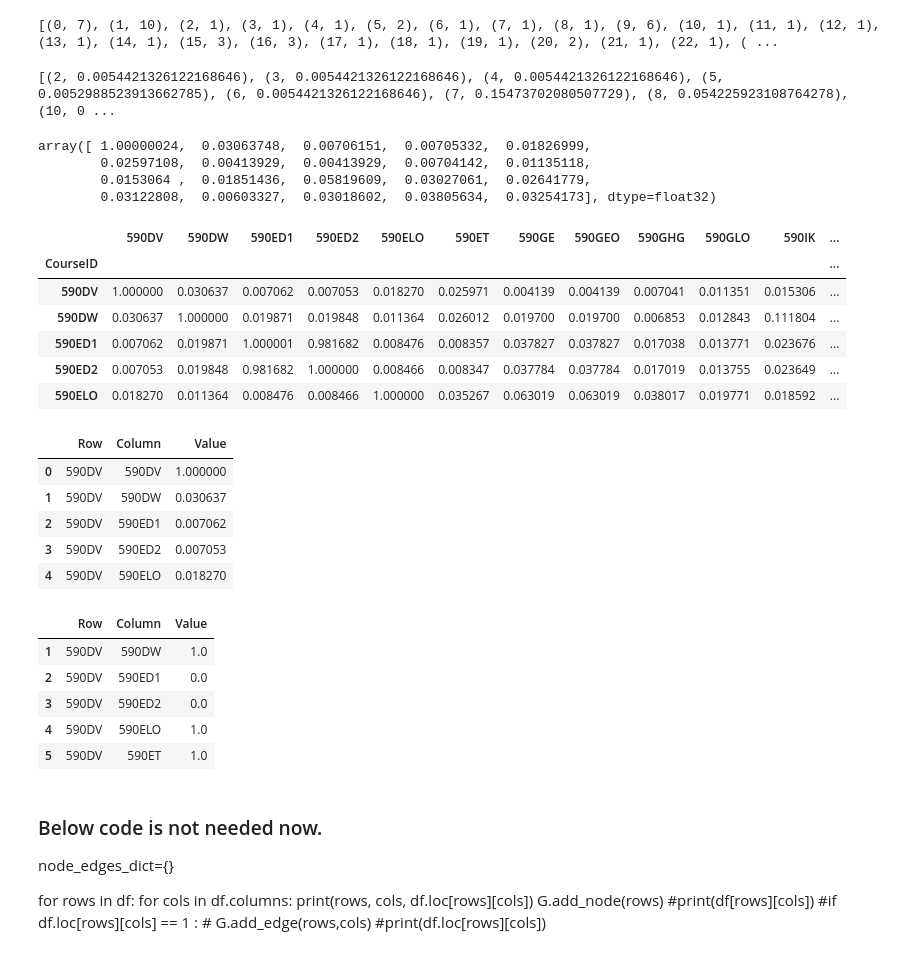
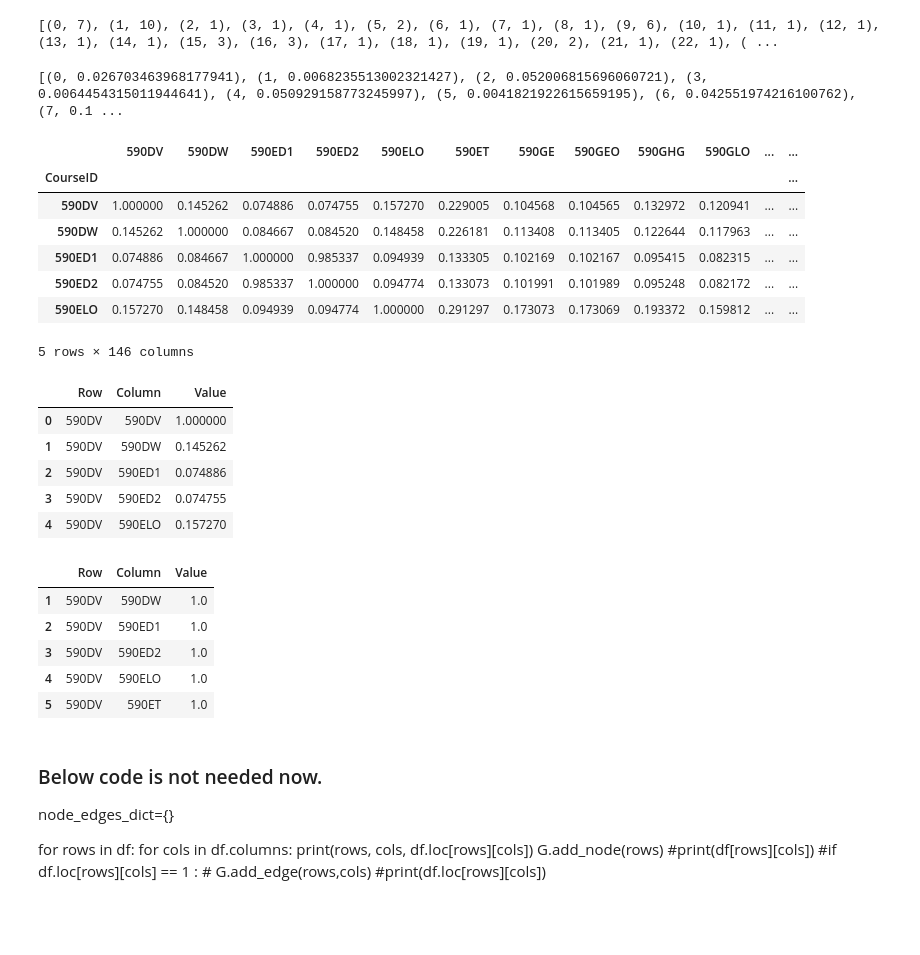
Before and after one commit to pratikshrivastava/NA_PROJECT_SP2018, a Jupyter notebook: Similarity_Matrix_Course.ipynb, the cells around one changed output. Cells and saved outputs as stored; diff of their text form; code cells hidden in the pictures; blank space fills up the shorter version.

```diff
--- a/Similarity_Matrix_Course.ipynb
+++ b/Similarity_Matrix_Course.ipynb
@@ -32,7 +32,7 @@ dataset['Description'].head()
 4    2 or 4 credits: Provides an introduction to a ...
 Name: Description, dtype: object
 # %%
-no_of_nodes = 20
+no_of_nodes = 146
 # %% [markdown]
 The below code simply extract the data from description columns
 
@@ -159,19 +159,14 @@ print(query_doc_bow)
 query_doc_tf_idf = tf_idf[query_doc_bow]
 print(query_doc_tf_idf)
 # %% [output]
-[(2, 0.0054421326122168646), (3, 0.0054421326122168646), (4, 0.0054421326122168646), (5, 0.0052988523913662785), (6, 0.0054421326122168646), (7, 0.15473702080507729), (8, 0.054225923108764278), (10, 0 ...
+[(0, 0.026703463968177941), (1, 0.0068235513002321427), (2, 0.052006815696060721), (3, 0.0064454315011944641), (4, 0.050929158773245997), (5, 0.0041821922615659195), (6, 0.042551974216100762), (7, 0.1 ...
 # %%
 ### the sims object now returns an array of the similarity
 ## between the query and the stored documents.
 ### note that the  1st value of the array is 1, which is expected, since.
 ### we queried the course description from the 1st row itself.
 
-sims[query_doc_tf_idf]
+#sims[query_doc_tf_idf]
-# %% [output]
-array([ 1.00000024,  0.03063748,  0.00706151,  0.00705332,  0.01826999,
-        0.02597108,  0.00413929,  0.00413929,  0.00704142,  0.01135118,
-        0.0153064 ,  0.01851436,  0.05819609,  0.03027061,  0.02641779,
-        0.03122808,  0.00603327,  0.03018602,  0.03805634,  0.03254173], dtype=float32)
 # %%
 ## Creating the matrix of similarity values now.
 
@@ -196,13 +191,14 @@ df.set_index("CourseID", inplace=True)
 # %%
 df.head()
 # %% [output]
-|  | 590DV | 590DW | 590ED1 | 590ED2 | 590ELO | 590ET | 590GE | 590GEO | 590GHG | 590GLO | 590IK | ... |
+|  | 590DV | 590DW | 590ED1 | 590ED2 | 590ELO | 590ET | 590GE | 590GEO | 590GHG | 590GLO | ... | ... |
 | CourseID |  |  |  |  |  |  |  |  |  |  |  | ... |
-| 590DV | 1.000000 | 0.030637 | 0.007062 | 0.007053 | 0.018270 | 0.025971 | 0.004139 | 0.004139 | 0.007041 | 0.011351 | 0.015306 | ... |
-| 590DW | 0.030637 | 1.000000 | 0.019871 | 0.019848 | 0.011364 | 0.026012 | 0.019700 | 0.019700 | 0.006853 | 0.012843 | 0.111804 | ... |
-| 590ED1 | 0.007062 | 0.019871 | 1.000001 | 0.981682 | 0.008476 | 0.008357 | 0.037827 | 0.037827 | 0.017038 | 0.013771 | 0.023676 | ... |
-| 590ED2 | 0.007053 | 0.019848 | 0.981682 | 1.000000 | 0.008466 | 0.008347 | 0.037784 | 0.037784 | 0.017019 | 0.013755 | 0.023649 | ... |
-| 590ELO | 0.018270 | 0.011364 | 0.008476 | 0.008466 | 1.000000 | 0.035267 | 0.063019 | 0.063019 | 0.038017 | 0.019771 | 0.018592 | ... |
+| 590DV | 1.000000 | 0.145262 | 0.074886 | 0.074755 | 0.157270 | 0.229005 | 0.104568 | 0.104565 | 0.132972 | 0.120941 | ... | ... |
+| 590DW | 0.145262 | 1.000000 | 0.084667 | 0.084520 | 0.148458 | 0.226181 | 0.113408 | 0.113405 | 0.122644 | 0.117963 | ... | ... |
+| 590ED1 | 0.074886 | 0.084667 | 1.000000 | 0.985337 | 0.094939 | 0.133305 | 0.102169 | 0.102167 | 0.095415 | 0.082315 | ... | ... |
+| 590ED2 | 0.074755 | 0.084520 | 0.985337 | 1.000000 | 0.094774 | 0.133073 | 0.101991 | 0.101989 | 0.095248 | 0.082172 | ... | ... |
+| 590ELO | 0.157270 | 0.148458 | 0.094939 | 0.094774 | 1.000000 | 0.291297 | 0.173073 | 0.173069 | 0.193372 | 0.159812 | ... | ... |
+5 rows × 146 columns
 # %%
 import networkx as nx
 G=nx.Graph()
@@ -221,25 +217,25 @@ df_triu.head()
 # %% [output]
 |  | Row | Column | Value |
 | 0 | 590DV | 590DV | 1.000000 |
-| 1 | 590DV | 590DW | 0.030637 |
-| 2 | 590DV | 590ED1 | 0.007062 |
-| 3 | 590DV | 590ED2 | 0.007053 |
-| 4 | 590DV | 590ELO | 0.018270 |
+| 1 | 590DV | 590DW | 0.145262 |
+| 2 | 590DV | 590ED1 | 0.074886 |
+| 3 | 590DV | 590ED2 | 0.074755 |
+| 4 | 590DV | 590ELO | 0.157270 |
 # %%
 ### The below code sets 'Value column to 1 or 0 based
 ### on the cut-off
 # %%
-cutoff= 0.01
+cutoff= 0.04
 df_triu = df_triu[df_triu['Row'] !=df_triu['Column']]
-df_triu.loc[df_triu['Value'] > cutoff, 'Value']=1
+df_triu.loc[df_triu['Value'] > cutoff, 'Value']= 1
 df_triu.loc[df_triu['Value'] < cutoff, 'Value']= 0
 
 df_triu.head()
 # %% [output]
 |  | Row | Column | Value |
 | 1 | 590DV | 590DW | 1.0 |
-| 2 | 590DV | 590ED1 | 0.0 |
-| 3 | 590DV | 590ED2 | 0.0 |
+| 2 | 590DV | 590ED1 | 1.0 |
+| 3 | 590DV | 590ED2 | 1.0 |
 | 4 | 590DV | 590ELO | 1.0 |
 | 5 | 590DV | 590ET | 1.0 |
 # %%
```
Also changed, not shown: parts of 8 cells of this notebook, 14 other files.
